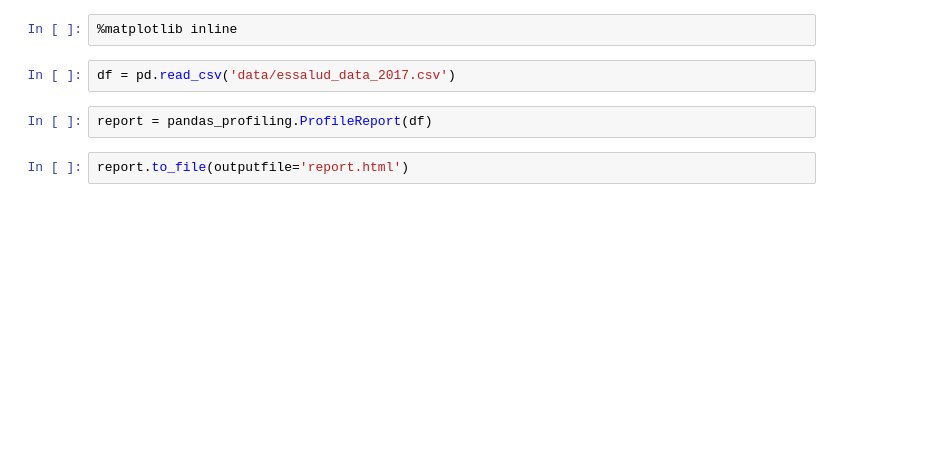
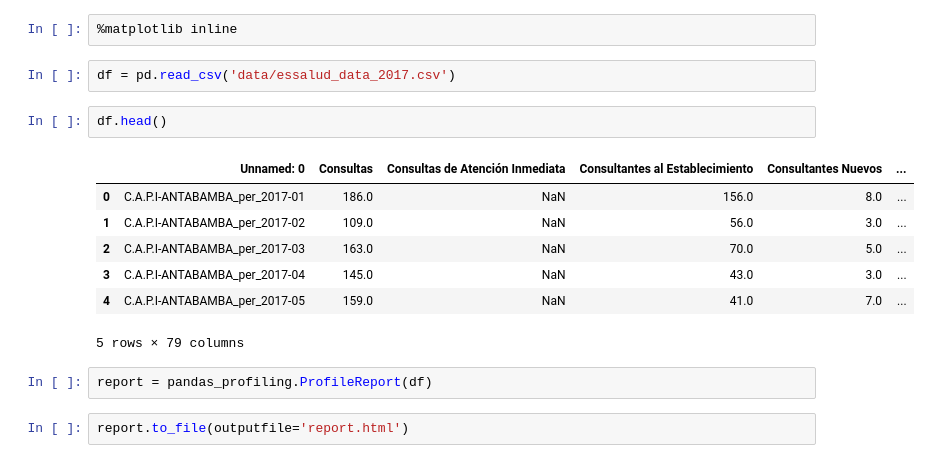
Before and after one commit to Claudio9701/clusters_hospitals, a Jupyter notebook: Fuzzy C-Means.ipynb, the cells around one changed output. Saved outputs shown, nothing was run; the diff lists cells and outputs as text; blank space fills up the shorter version.

```diff
--- a/Fuzzy C-Means.ipynb
+++ b/Fuzzy C-Means.ipynb
@@ -15,6 +15,16 @@ warnings.filterwarnings('ignore')
 %matplotlib inline
 # %%
 df = pd.read_csv('data/essalud_data_2017.csv')
+# %%
+df.head()
+# %% [output]
+|  | Unnamed: 0 | Consultas | Consultas de Atención Inmediata | Consultantes al Establecimiento | Consultantes Nuevos | ... |
+| 0 | C.A.P.I-ANTABAMBA_per_2017-01 | 186.0 | NaN | 156.0 | 8.0 | ... |
+| 1 | C.A.P.I-ANTABAMBA_per_2017-02 | 109.0 | NaN | 56.0 | 3.0 | ... |
+| 2 | C.A.P.I-ANTABAMBA_per_2017-03 | 163.0 | NaN | 70.0 | 5.0 | ... |
+| 3 | C.A.P.I-ANTABAMBA_per_2017-04 | 145.0 | NaN | 43.0 | 3.0 | ... |
+| 4 | C.A.P.I-ANTABAMBA_per_2017-05 | 159.0 | NaN | 41.0 | 7.0 | ... |
+5 rows × 79 columns
 # %%
 report = pandas_profiling.ProfileReport(df)
 # %%
```
Also changed, not shown: parts of 14 cells of this notebook, 7 other files.
